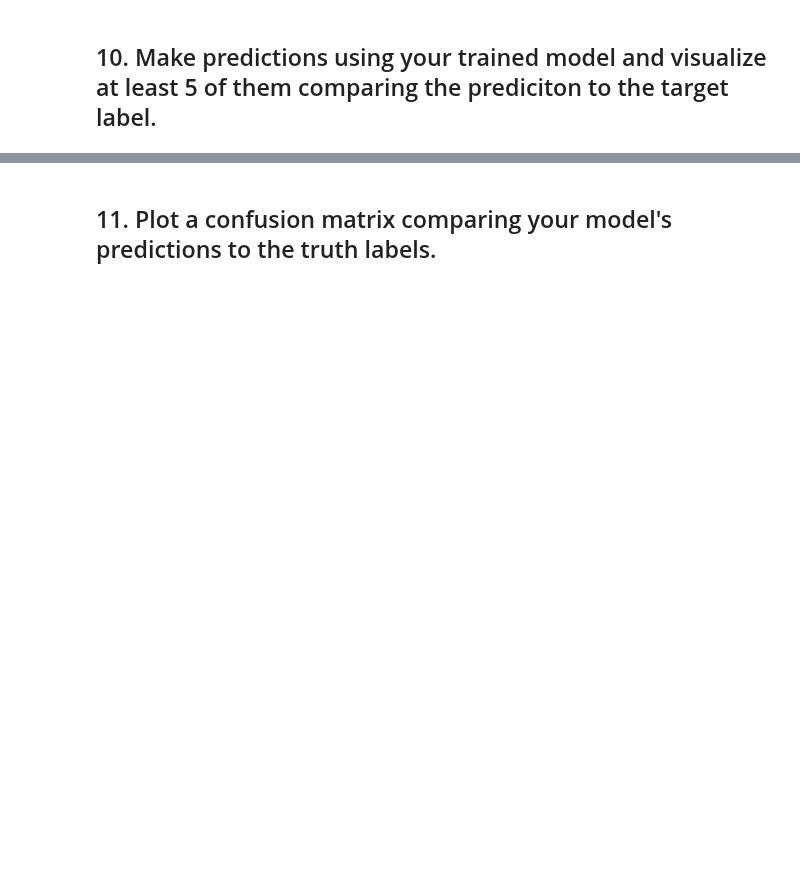
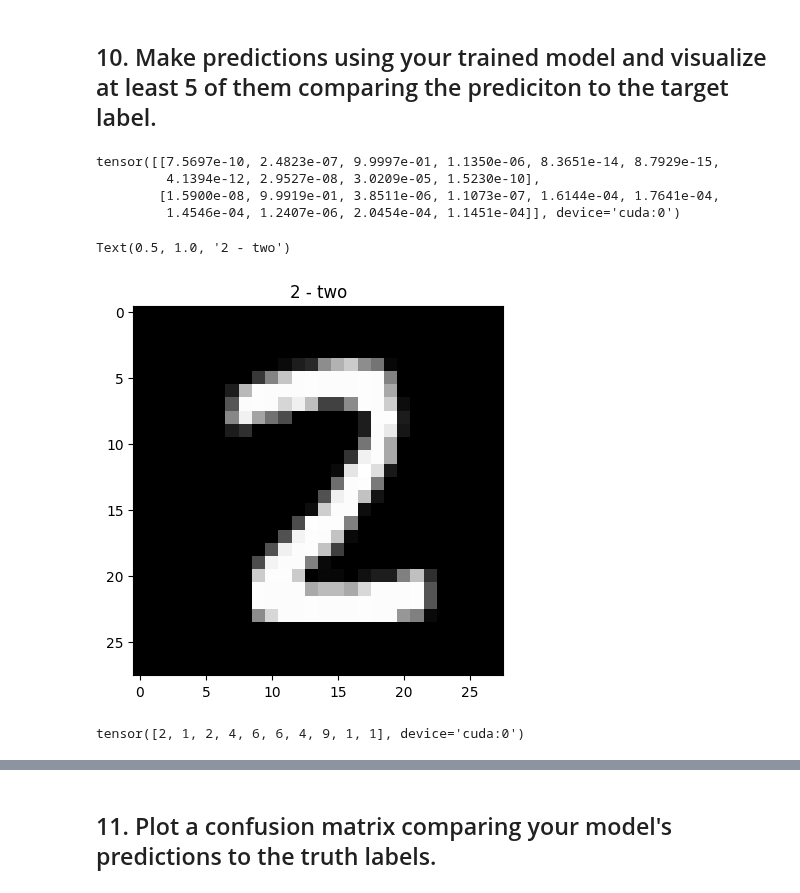
Before and after one commit to eliseleahy/Pytorch-Tutorials, a Jupyter notebook: 03_pytorch_computer_vision_exercises.ipynb, the cells around one changed output, grey strips where cells are left out. Cells and saved outputs as stored; diff of their text form; code cells hidden in the pictures; blank space fills up the shorter version.

```diff
--- a/03_pytorch_computer_vision_exercises.ipynb
+++ b/03_pytorch_computer_vision_exercises.ipynb
@@ -73,0 +414,31 @@ print(torch.__version__)
+# %%
+import random
+
+random.seed(42)
+
+test_samples=[]
+test_labels=[]
+
+for sample, label in random.sample(list(test_data), k=10):
+  test_samples.append(sample)
+  test_labels.append(label)
+
+pred_probs = make_predictions(model_2, test_samples, device)
+
+pred_probs[:2]
+# %% [output]
+tensor([[7.5697e-10, 2.4823e-07, 9.9997e-01, 1.1350e-06, 8.3651e-14, 8.7929e-15,
+         4.1394e-12, 2.9527e-08, 3.0209e-05, 1.5230e-10],
+        [1.5900e-08, 9.9919e-01, 3.8511e-06, 1.1073e-07, 1.6144e-04, 1.7641e-04,
+         1.4546e-04, 1.2407e-06, 2.0454e-04, 1.1451e-04]], device='cuda:0')
+# %%
+plt.imshow(test_samples[0].squeeze(), cmap="gray")
+plt.title(class_names[test_labels[0]])
+# %% [output]
+Text(0.5, 1.0, '2 - two')
+[figure, added]
+# %%
+pred_classes = pred_probs.argmax(dim=1)
+pred_classes
+# %% [output]
+tensor([2, 1, 2, 4, 6, 6, 4, 9, 1, 1], device='cuda:0')
```
Also changed, not shown: parts of 21 cells of this notebook.
